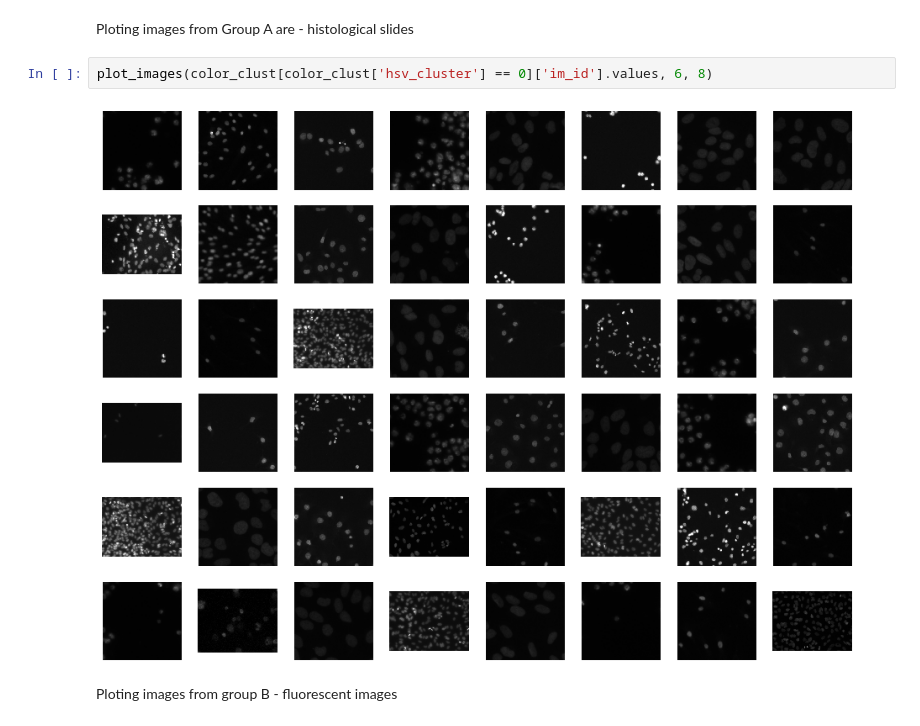
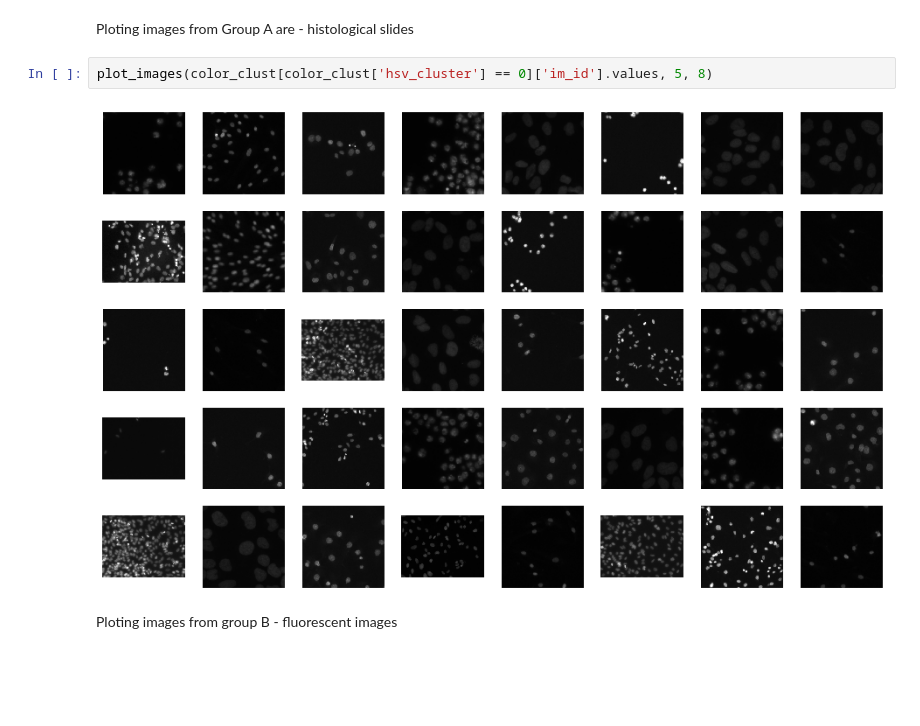
Before and after one commit to Kochurovskyi/Deep_Neural_Network_Projects, a Jupyter notebook: UNet(semantic segmentation)/EDA.ipynb, the cells around one changed output. Saved outputs shown, nothing was run; the diff lists cells and outputs as text; blank space fills up the shorter version.

```diff
--- a/UNet(semantic segmentation)/EDA.ipynb
+++ b/UNet(semantic segmentation)/EDA.ipynb
@@ -184,9 +185,9 @@ def plot_images(images, images_rows, images_cols):
 # %% [markdown]
 Ploting images from Group A are  - histological slides
 # %%
-plot_images(color_clust[color_clust['hsv_cluster'] == 0]['im_id'].values, 6, 8)
+plot_images(color_clust[color_clust['hsv_cluster'] == 0]['im_id'].values, 5, 8)
 # %% [output]
-[figure, old version]
+[figure, new version]
 # %% [markdown]
 Ploting images from group B - fluorescent images
 # %%
```
Also changed, not shown: parts of 6 cells of this notebook.
